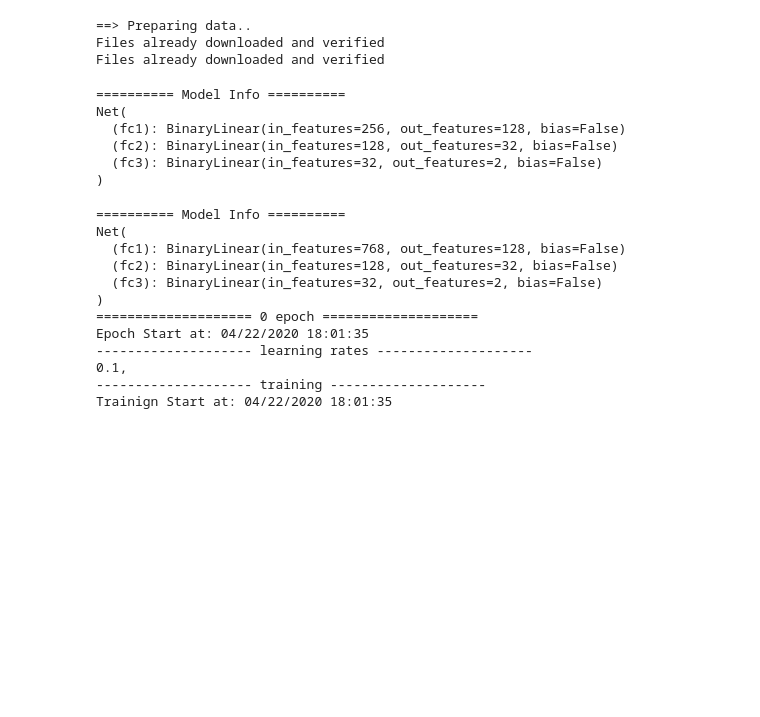
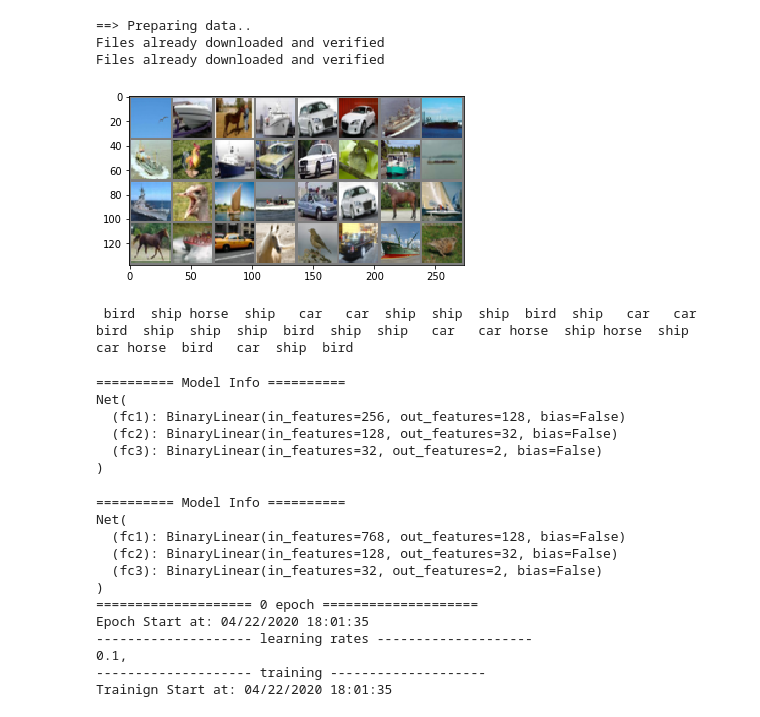
Before and after one commit to zlianghahaha/qc_mnist, a Jupyter notebook: pytorch/QC_CIFAR10.ipynb, the cells around one changed output. Saved outputs shown, nothing was run; the diff lists cells and outputs as text; code cells hidden in the pictures; blank space fills up the shorter version.

```diff
--- a/pytorch/QC_CIFAR10.ipynb
+++ b/pytorch/QC_CIFAR10.ipynb
@@ -29,8 +29,8 @@ print = functools.partial(print, flush=True)
 # For 4*4, 16->4->1: batch_size=16; init_lr=0.1; with_norm=True, ang:20; or train
 
 # interest_num = [0,1,2,3,4,5,6,7,8,9]
-interest_num = [1,7]
-img_size = 16
+interest_num = [1, 2, 7, 8]
+img_size = 32
 # number of subprocesses to use for data loading
 num_workers = 0
 # how many samples per batch to load
@@ -170,26 +170,28 @@ def save_checkpoint(state, is_best, save_path, filename):
 Files already downloaded and verified
 Files already downloaded and verified
 # %%
-# import matplotlib.pyplot as plt
-# import numpy as np
-#
-# # functions to show an image
-#
-#
-# def imshow(img):
-#     img = img / 2 + 0.5     # unnormalize
-#     npimg = img.numpy()
-#     plt.imshow(np.transpose(npimg, (1, 2, 0)))
-#     plt.show()
-#
-# # get some random training images
-# dataiter = iter(train_loader)
-# images, labels = dataiter.next()
-# # show images
-# imshow(torchvision.utils.make_grid(images))
-# # print labels
-# print(' '.join('%5s' % filtered_class[labels[j]] for j in range(2)))
-#
+import matplotlib.pyplot as plt
+import numpy as np
+
+# functions to show an image
+
+
+def imshow(img):
+    img = img / 2 + 0.5     # unnormalize
+    npimg = img.numpy()
+    plt.imshow(np.transpose(npimg, (1, 2, 0)))
+    plt.show()
+
+# get some random training images
+dataiter = iter(train_loader)
+images, labels = dataiter.next()
+# show images
+imshow(torchvision.utils.make_grid(images))
+# print labels
+print(' '.join('%5s' % filtered_class[labels[j]] for j in range(batch_size)))
+# %% [output]
+[figure, added]
+ bird  ship horse  ship   car   car  ship  ship  ship  bird  ship   car   car  bird  ship  ship  ship  bird  ship  ship   car   car horse  ship horse  ship   car horse  bird   car  ship  bird
 # %%
 from torch.nn.parameter import Parameter
 
```
Also changed, not shown: parts of 1 cell of this notebook, 1 other file.
